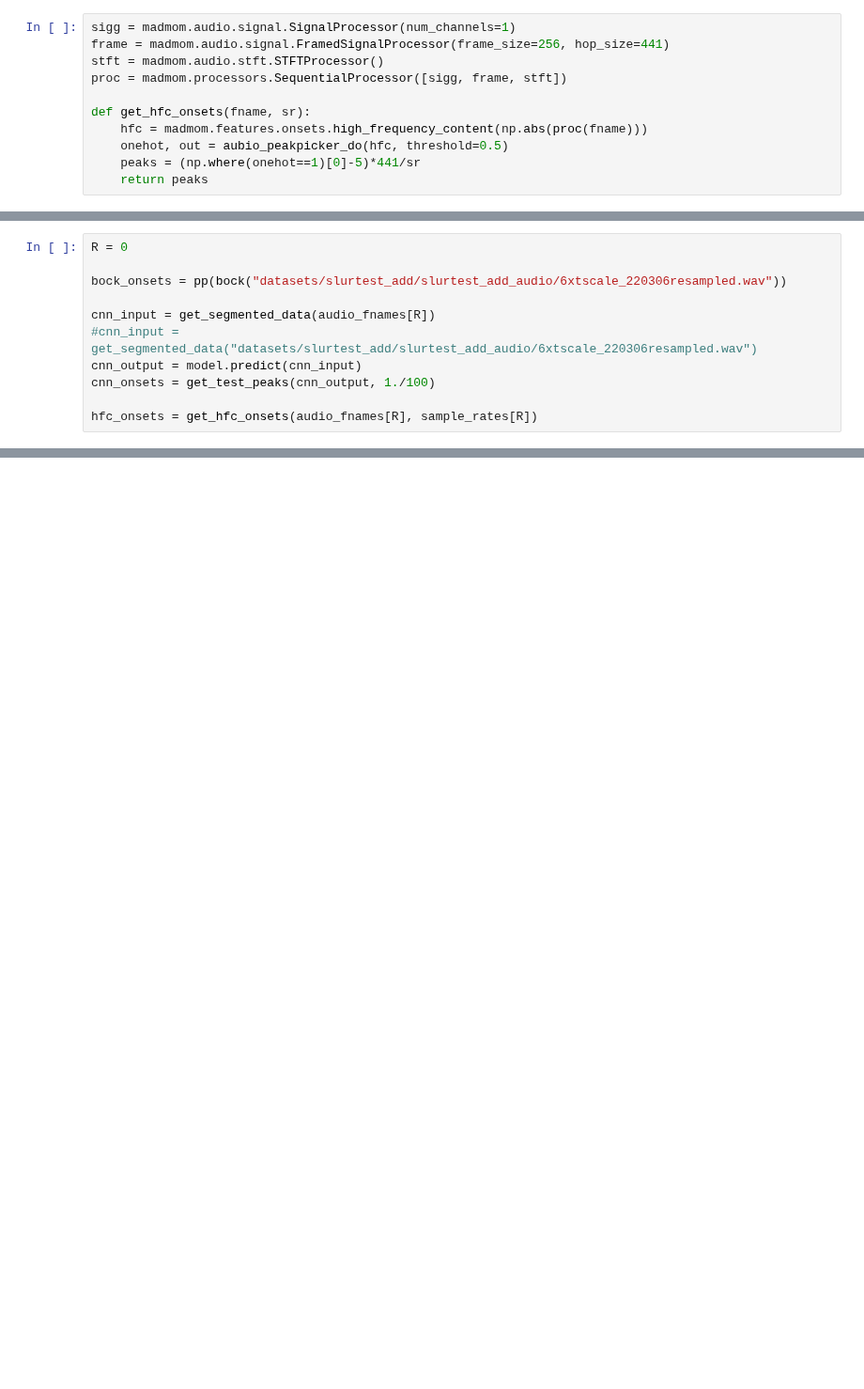
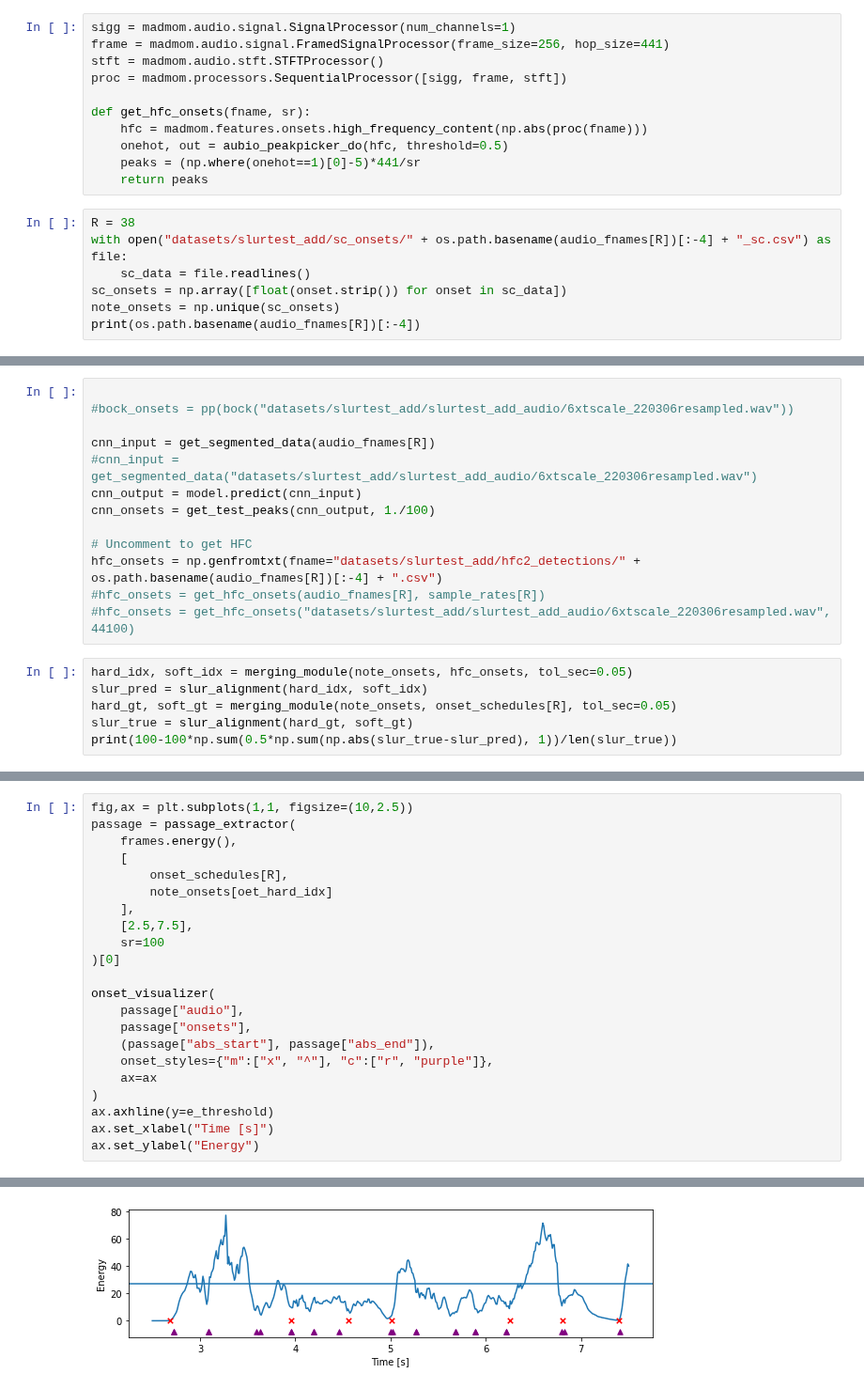
Before and after one commit to SimonFalk/beyondPianoRoll, a Jupyter notebook: application.ipynb, the cells around one changed output, grey strips where cells are left out. Shown at 94% size. Cells and saved outputs as stored; diff of their text form; blank space fills up the shorter version.

```diff
--- a/application.ipynb
+++ b/application.ipynb
@@ -48,3 +47,10 @@ def get_hfc_onsets(fname, sr):
     onehot, out = aubio_peakpicker_do(hfc, threshold=0.5)
     peaks = (np.where(onehot==1)[0]-5)*441/sr
     return peaks
+# %%
+R = 38
+with open("datasets/slurtest_add/sc_onsets/" + os.path.basename(audio_fnames[R])[:-4] + "_sc.csv") as file:
+    sc_data = file.readlines()
+sc_onsets = np.array([float(onset.strip()) for onset in sc_data])
+note_onsets = np.unique(sc_onsets)
+print(os.path.basename(audio_fnames[R])[:-4])
@@ -51,11 +72,19 @@ def get_hfc_onsets(fname, sr):
 # %%
-R = 0
 
-bock_onsets = pp(bock("datasets/slurtest_add/slurtest_add_audio/6xtscale_220306resampled.wav"))
+#bock_onsets = pp(bock("datasets/slurtest_add/slurtest_add_audio/6xtscale_220306resampled.wav"))
 
 cnn_input = get_segmented_data(audio_fnames[R])
 #cnn_input = get_segmented_data("datasets/slurtest_add/slurtest_add_audio/6xtscale_220306resampled.wav")
 cnn_output = model.predict(cnn_input)
 cnn_onsets = get_test_peaks(cnn_output, 1./100)
 
-hfc_onsets = get_hfc_onsets(audio_fnames[R], sample_rates[R])
+# Uncomment to get HFC
+hfc_onsets = np.genfromtxt(fname="datasets/slurtest_add/hfc2_detections/" + os.path.basename(audio_fnames[R])[:-4] + ".csv")
+#hfc_onsets = get_hfc_onsets(audio_fnames[R], sample_rates[R])
+#hfc_onsets = get_hfc_onsets("datasets/slurtest_add/slurtest_add_audio/6xtscale_220306resampled.wav", 44100)
+# %%
+hard_idx, soft_idx = merging_module(note_onsets, hfc_onsets, tol_sec=0.05)
+slur_pred = slur_alignment(hard_idx, soft_idx)
+hard_gt, soft_gt = merging_module(note_onsets, onset_schedules[R], tol_sec=0.05)
+slur_true = slur_alignment(hard_gt, soft_gt)
+print(100-100*np.sum(0.5*np.sum(np.abs(slur_true-slur_pred), 1))/len(slur_true))
@@ -61,0 +235,23 @@ hfc_onsets = get_hfc_onsets(audio_fnames[R], sample_rates[R])
+# %%
+fig,ax = plt.subplots(1,1, figsize=(10,2.5))
+passage = passage_extractor(
+    frames.energy(),
+    [
+        onset_schedules[R],
+        note_onsets[oet_hard_idx]
+    ],
+    [2.5,7.5],
+    sr=100
+)[0]
+
+onset_visualizer(
+    passage["audio"],
+    passage["onsets"],
+    (passage["abs_start"], passage["abs_end"]),
+    onset_styles={"m":["x", "^"], "c":["r", "purple"]},
+    ax=ax
+)
+ax.axhline(y=e_threshold)
+ax.set_xlabel("Time [s]")
+ax.set_ylabel("Energy")
+# %% [output]
@@ -61,0 +259 @@ hfc_onsets = get_hfc_onsets(audio_fnames[R], sample_rates[R])
+[figure, added]
```
Also changed, not shown: parts of 15 cells of this notebook, 1 other file.
